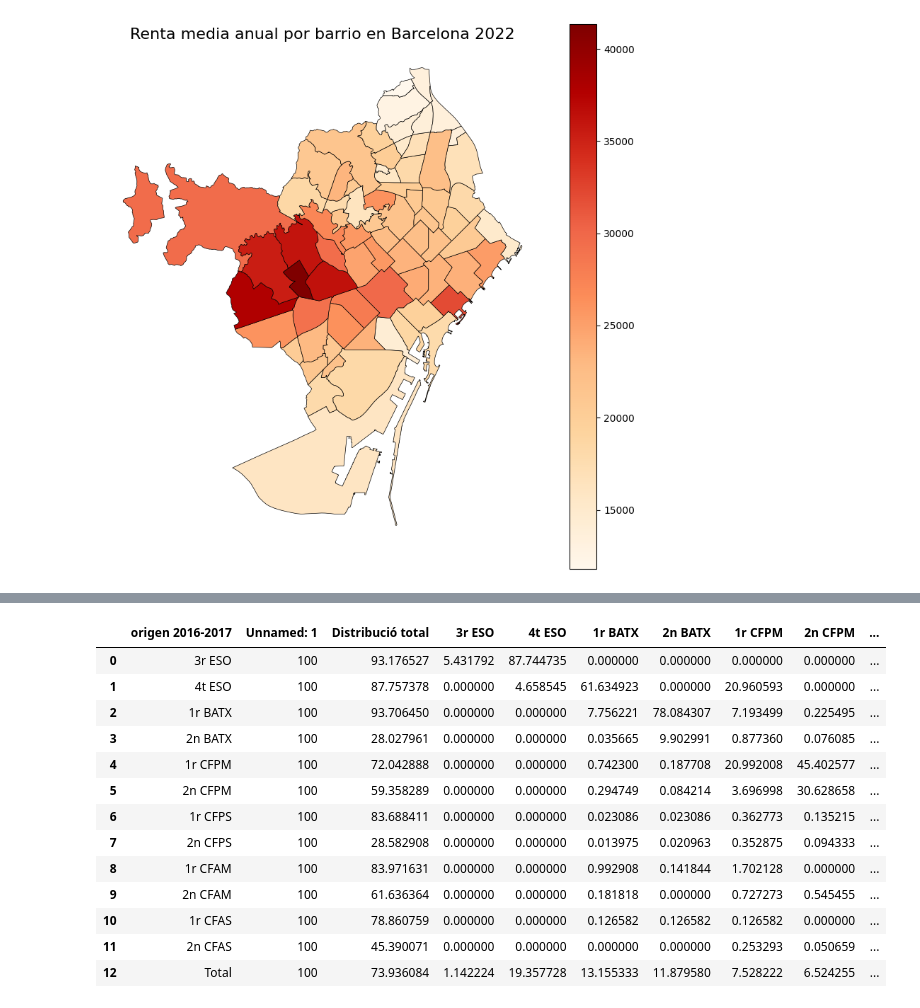
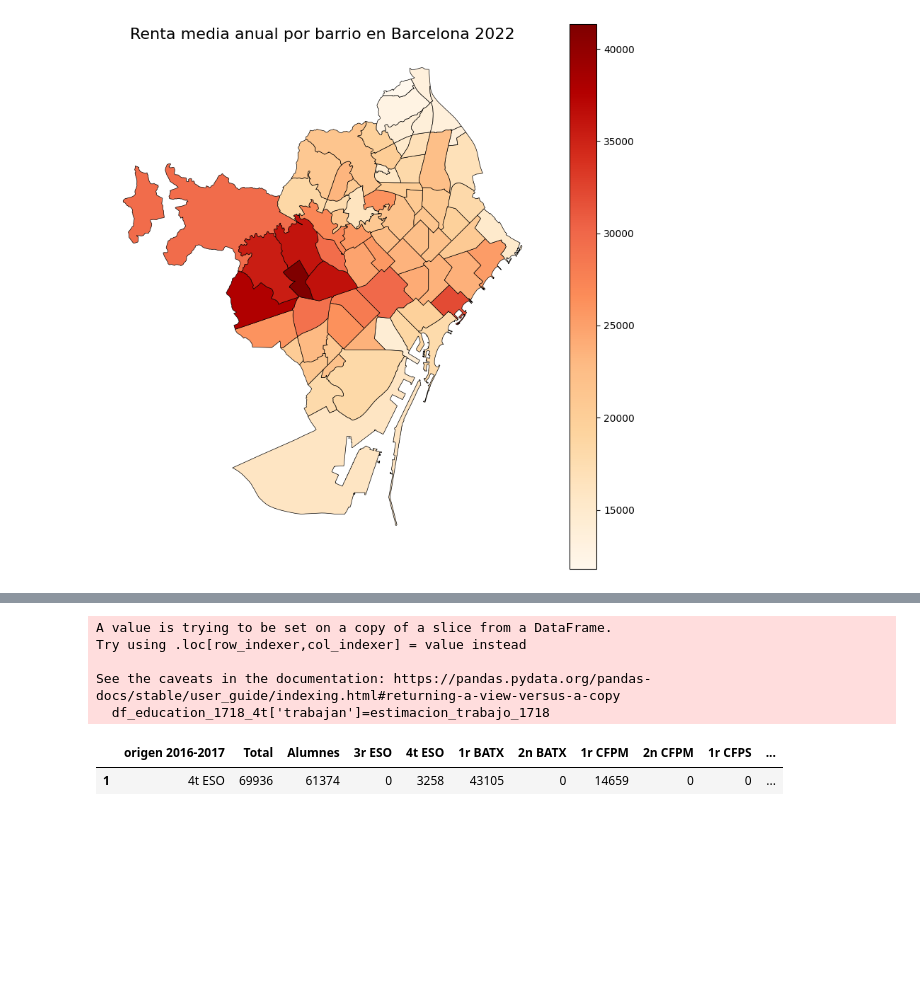
Before and after one commit to annaszymanskicortes/truco-o-dato, a Jupyter notebook: notebook_quintin.ipynb, the cells around one changed output, grey strips where cells are left out. Drawn from its saved outputs; the diff is of its cells as text; code cells hidden in the pictures; blank space fills up the shorter version.

```diff
--- a/notebook_quintin.ipynb
+++ b/notebook_quintin.ipynb
@@ -186,19 +186,15 @@ df_education_1718_4t
 | 1 | 4t ESO | 69936 | 61374 | 0 | 3258 | 43105 | 0 | 14659 | 0 | 0 | ... |
-# %%
-df_ed1718_pc = pd.read_csv('/Users/donquintin/Desktop/truco-o-dato/data_Quintin/PorcentajesDeTrayectoria/distribucion1718_origen_desti_CAT.csv')
-df_ed1718_pc
-# %% [output]
-|  | origen 2016-2017 | Unnamed: 1 | Distribució total | 3r ESO | 4t ESO | 1r BATX | 2n BATX | 1r CFPM | 2n CFPM | ... |
-| 0 | 3r ESO | 100 | 93.176527 | 5.431792 | 87.744735 | 0.000000 | 0.000000 | 0.000000 | 0.000000 | ... |
-| 1 | 4t ESO | 100 | 87.757378 | 0.000000 | 4.658545 | 61.634923 | 0.000000 | 20.960593 | 0.000000 | ... |
-| 2 | 1r BATX | 100 | 93.706450 | 0.000000 | 0.000000 | 7.756221 | 78.084307 | 7.193499 | 0.225495 | ... |
-| 3 | 2n BATX | 100 | 28.027961 | 0.000000 | 0.000000 | 0.035665 | 9.902991 | 0.877360 | 0.076085 | ... |
-| 4 | 1r CFPM | 100 | 72.042888 | 0.000000 | 0.000000 | 0.742300 | 0.187708 | 20.992008 | 45.402577 | ... |
-| 5 | 2n CFPM | 100 | 59.358289 | 0.000000 | 0.000000 | 0.294749 | 0.084214 | 3.696998 | 30.628658 | ... |
-| 6 | 1r CFPS | 100 | 83.688411 | 0.000000 | 0.000000 | 0.023086 | 0.023086 | 0.362773 | 0.135215 | ... |
-| 7 | 2n CFPS | 100 | 28.582908 | 0.000000 | 0.000000 | 0.013975 | 0.020963 | 0.352875 | 0.094333 | ... |
-| 8 | 1r CFAM | 100 | 83.971631 | 0.000000 | 0.000000 | 0.992908 | 0.141844 | 1.702128 | 0.000000 | ... |
-| 9 | 2n CFAM | 100 | 61.636364 | 0.000000 | 0.000000 | 0.181818 | 0.000000 | 0.727273 | 0.545455 | ... |
-| 10 | 1r CFAS | 100 | 78.860759 | 0.000000 | 0.000000 | 0.126582 | 0.126582 | 0.126582 | 0.000000 | ... |
-| 11 | 2n CFAS | 100 | 45.390071 | 0.000000 | 0.000000 | 0.000000 | 0.000000 | 0.253293 | 0.050659 | ... |
-| 12 | Total | 100 | 73.936084 | 1.142224 | 19.357728 | 13.155333 | 11.879580 | 7.528222 | 6.524255 | ... |
+# %%
+estimacion_trabajo_1718 = df_education_1718_4t['Total']-df_education_1718_4t['Alumnes']
+
+df_education_1718_4t['trabajan']=estimacion_trabajo_1718
+
+df_education_1718_4t
+# %% [output]
+A value is trying to be set on a copy of a slice from a DataFrame.
+Try using .loc[row_indexer,col_indexer] = value instead
+
+See the caveats in the documentation: https://pandas.pydata.org/pandas-docs/stable/user_guide/indexing.html#returning-a-view-versus-a-copy
+  df_education_1718_4t['trabajan']=estimacion_trabajo_1718
+|  | origen 2016-2017 | Total | Alumnes | 3r ESO | 4t ESO | 1r BATX | 2n BATX | 1r CFPM | 2n CFPM | 1r CFPS | ... |
+| 1 | 4t ESO | 69936 | 61374 | 0 | 3258 | 43105 | 0 | 14659 | 0 | 0 | ... |
```
Also changed, not shown: parts of 3 cells of this notebook.
